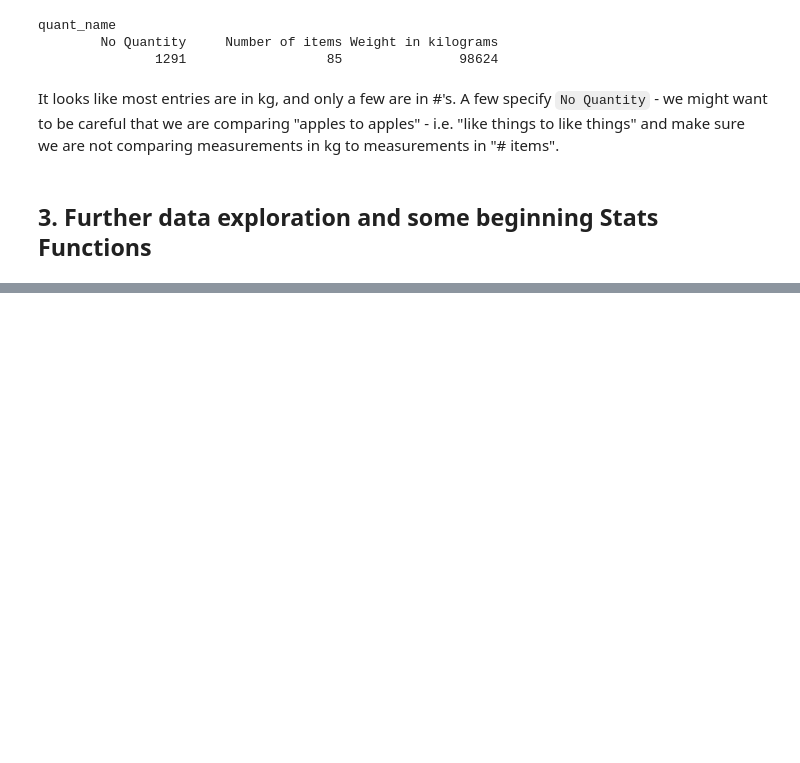
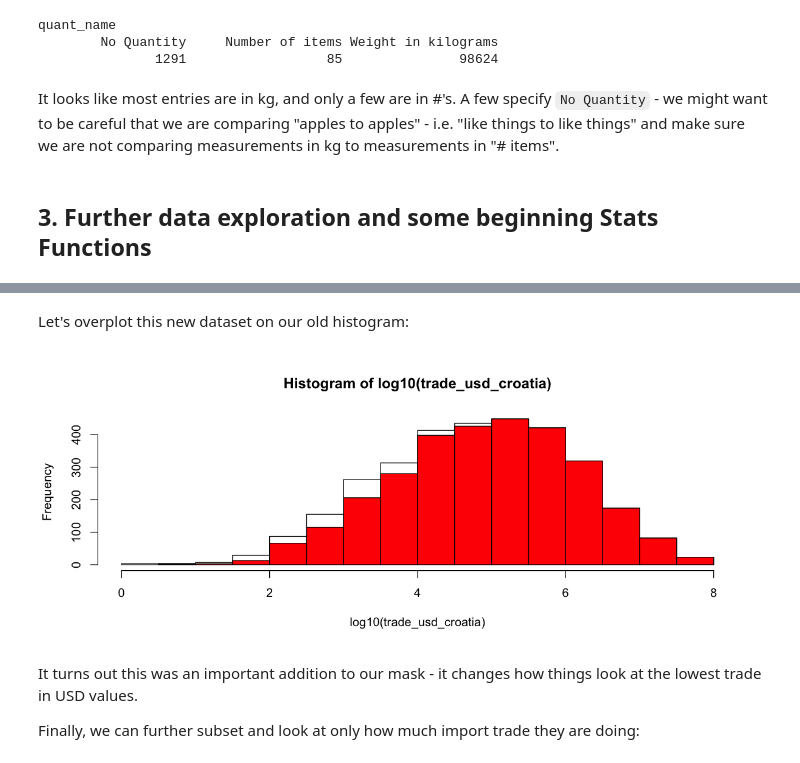
Before and after one commit to jnaiman/is542_spring2020, a Jupyter notebook: week02/prep_notebook_fishdata_week02_part2.ipynb, the cells around one changed output, grey strips where cells are left out. Cells and saved outputs as stored; diff of their text form; code cells hidden in the pictures; blank space fills up the shorter version.

```diff
--- a/week02/prep_notebook_fishdata_week02_part2.ipynb
+++ b/week02/prep_notebook_fishdata_week02_part2.ipynb
@@ -202,0 +242,12 @@ It looks like most entries are in kg, and only a few are in #'s. A few specify `
+# %% [markdown]
+Let's overplot this new dataset on our old histogram:
+# %%
+hist(log10(trade_usd_croatia))
+
+hist(log10(trade_usd_croatia_kg),col=rgb(1,0,0),add=T) # add=T to include on old plot
+# %% [output]
+[figure, added]
+# %% [markdown]
+It turns out this was an important addition to our mask - it changes how things look at the lowest trade in USD values.
+
+Finally, we can further subset and look at only how much import trade they are doing:
```
Also changed, not shown: parts of 46 cells of this notebook, 1 other file.
